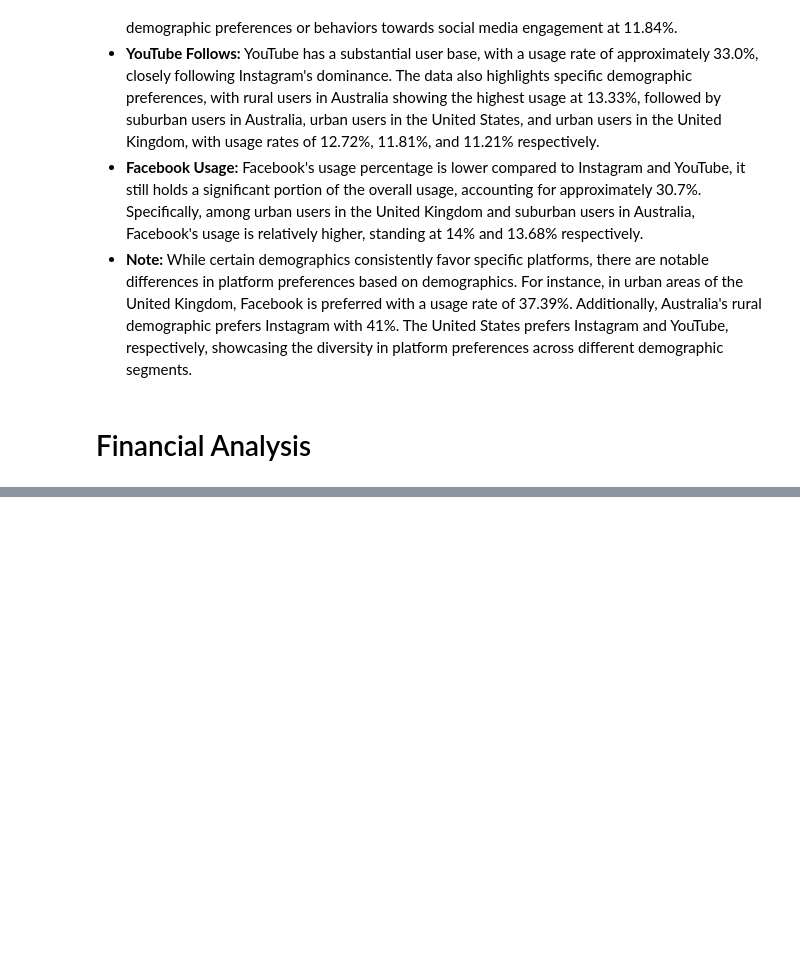
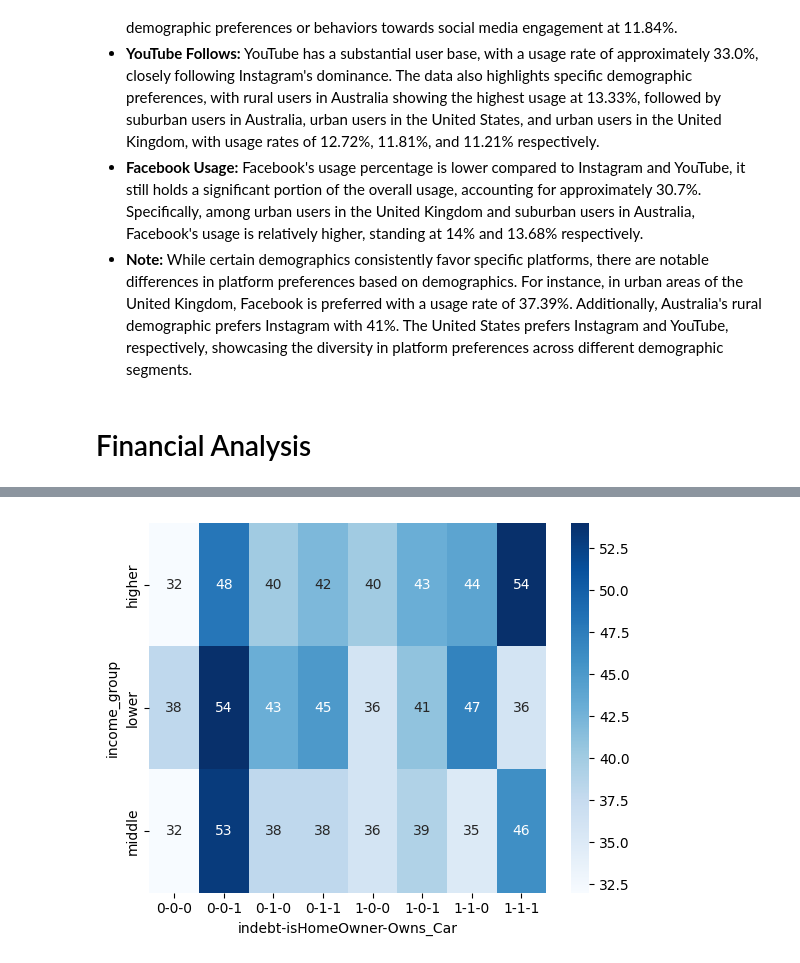
Before and after one commit to IshanSarkar/Portfolio, a Jupyter notebook: Project 4/social-media-usage-analysis.ipynb, the cells around one changed output, grey strips where cells are left out. Saved outputs shown, nothing was run; the diff lists cells and outputs as text; code cells hidden in the pictures; blank space fills up the shorter version.

```diff
--- a/Project 4/social-media-usage-analysis.ipynb
+++ b/Project 4/social-media-usage-analysis.ipynb
@@ -546,0 +597,5 @@ pd.crosstab(df.platform, [df.location, df.demographics], margins=True, normalize
+# %%
+sns.heatmap(pd.crosstab(df.income_group, [df.indebt, df.isHomeOwner, df.Owns_Car]), cmap='Blues', annot=True)
+plt.show()
+# %% [output]
+[figure, added]
```
Also changed, not shown: parts of 16 cells of this notebook.
